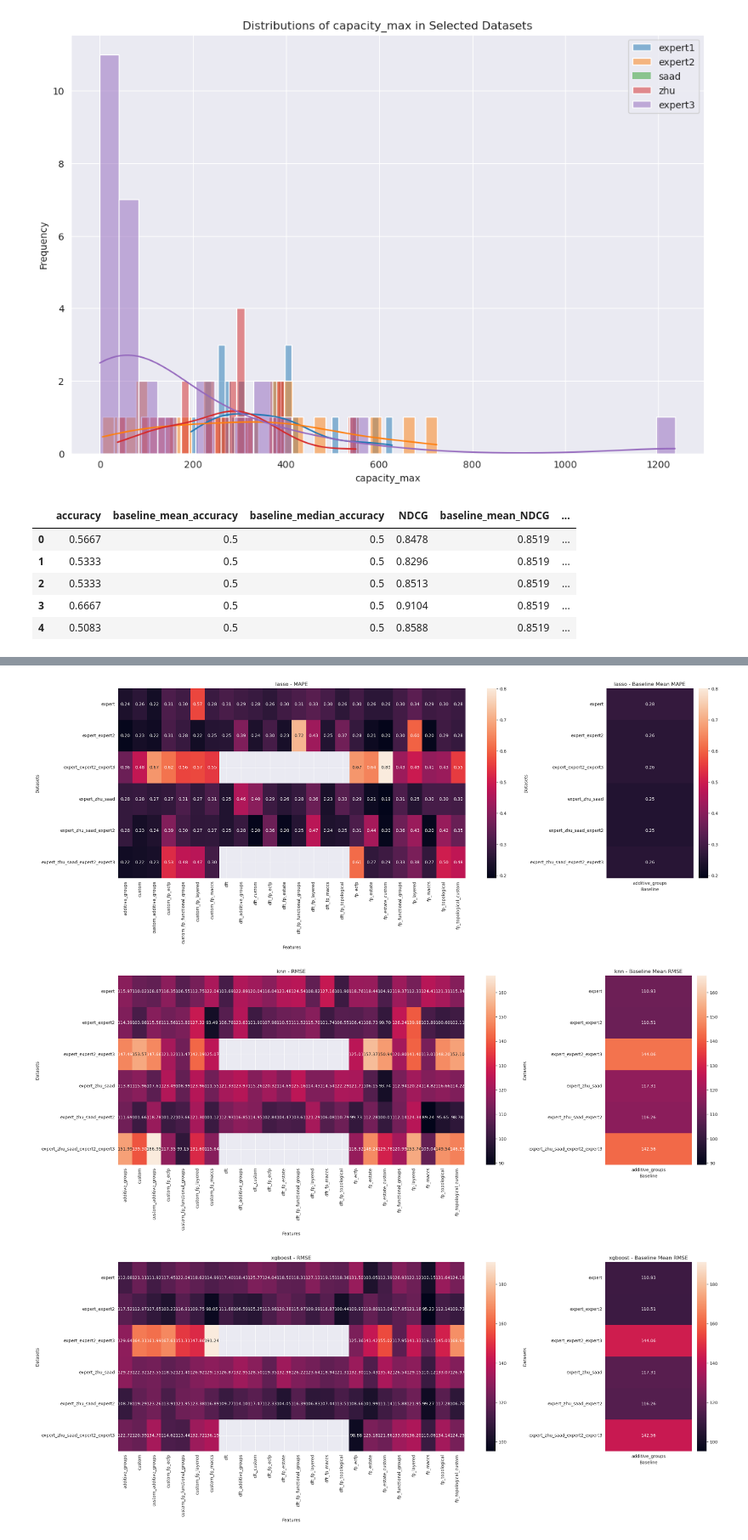
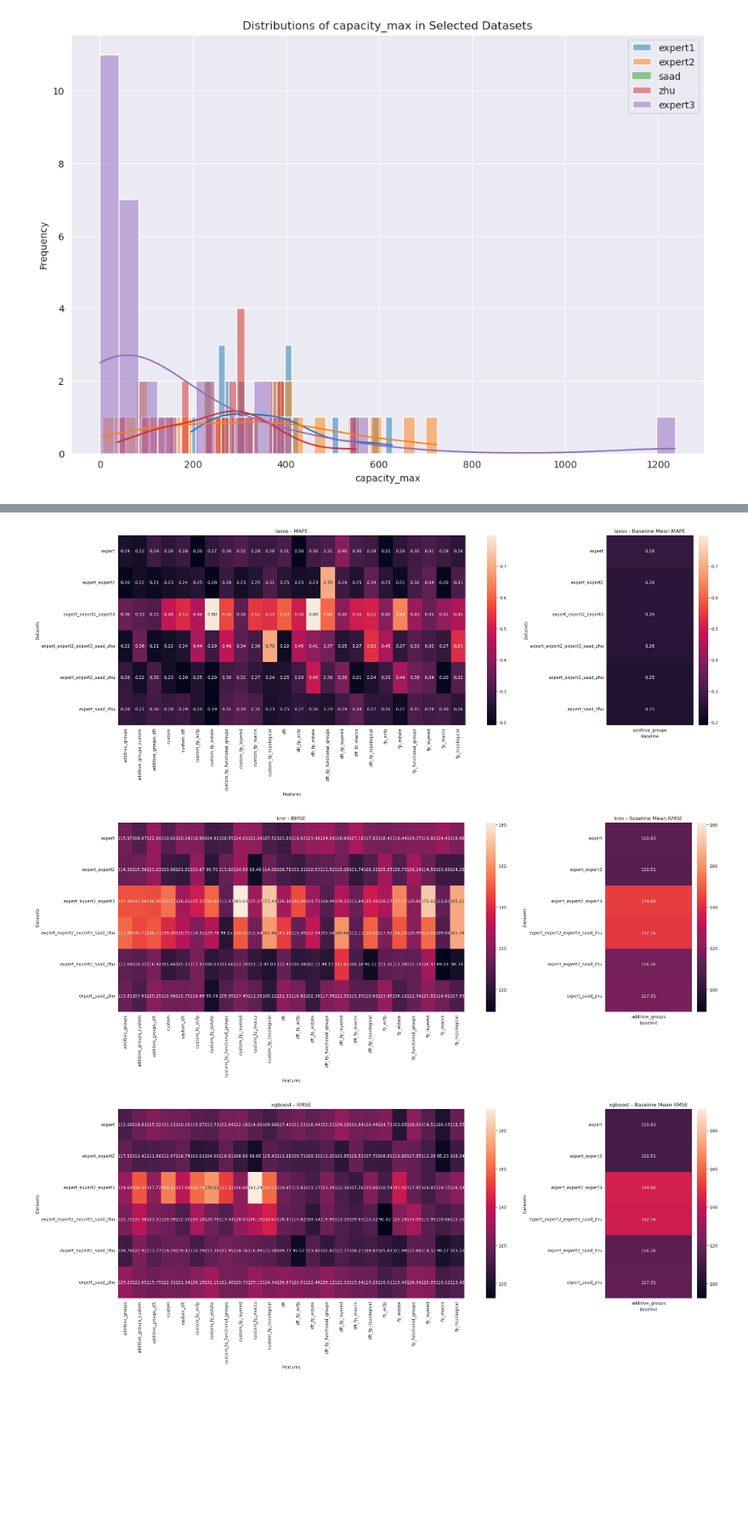
Before and after one commit to wtaisner/battery-rangers, a Jupyter notebook: modules/predictor/notebooks/comparison_matrix.ipynb, the cells around one changed output, grey strips where cells are left out. Shown at 85% size. Drawn from its saved outputs; the diff is of its cells as text; code cells hidden in the pictures; blank space fills up the shorter version.

Commit message:
update compariosn matrix generation (sort entries), add visualizations for all datasets and features

```diff
--- a/modules/predictor/notebooks/comparison_matrix.ipynb
+++ b/modules/predictor/notebooks/comparison_matrix.ipynb
@@ -40,10 +40,17 @@ import seaborn as sns
 import matplotlib.pyplot as plt
 
 # Read the transformed CSV file
-df = pd.read_csv('../../../results/comparison/all_datasets_all_features.csv')
-#df = pd.read_csv('../../../results/transformed_comparison_matrix_custom_dft.csv')
-#df = pd.concat([df1, df2]).reset_index().drop(['index'], axis=1)
-display(df.head())
+df = pd.read_csv('../../../results/comparison/all_datasets_all_features_sorted.csv').reset_index(drop=True)
+#df.drop_duplicates()
+df['datasets'] = df['datasets'].str.strip()
+df['features'] = df['features'].str.strip()
+
+# Ensure the data types are consistent
+df['datasets'] = df['datasets'].astype(str)
+df['features'] = df['features'].astype(str)
+
+# Drop any remaining duplicates
+df = df.drop_duplicates(subset=['datasets', 'features', 'model'])
 
 # List of classifiers and metrics
 classifiers = ['knn', 'xgboost', 'random_forest', 'lasso']
@@ -79,9 +86,3 @@ for metric in metrics:
         # Show the plots
         plt.show()
 # %% [output]
-|  | accuracy | baseline_mean_accuracy | baseline_median_accuracy | NDCG | baseline_mean_NDCG | ... |
-| 0 | 0.5667 | 0.5 | 0.5 | 0.8478 | 0.8519 | ... |
-| 1 | 0.5333 | 0.5 | 0.5 | 0.8296 | 0.8519 | ... |
-| 2 | 0.5333 | 0.5 | 0.5 | 0.8513 | 0.8519 | ... |
-| 3 | 0.6667 | 0.5 | 0.5 | 0.9104 | 0.8519 | ... |
-| 4 | 0.5083 | 0.5 | 0.5 | 0.8588 | 0.8519 | ... |
@@ -91,3 +92,3 @@ for metric in metrics:
-[figure, old version]
+[figure, new version]
-[figure, old version]
+[figure, new version]
-[figure, old version]
+[figure, new version]
```
Also changed, not shown: parts of 2 cells of this notebook, 2 other files.
